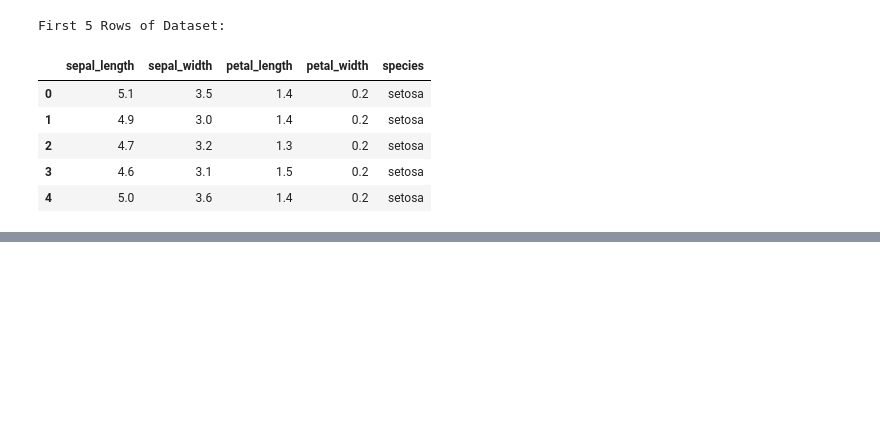
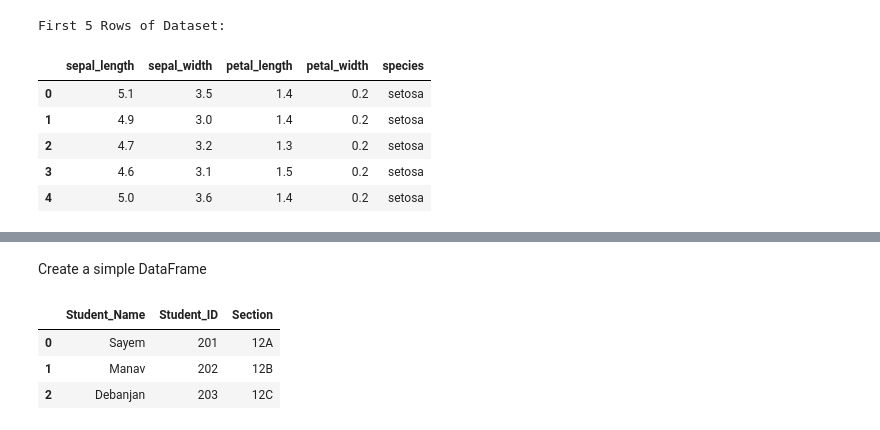
Before and after one commit to ASAbuSayem/Data-Science-Lab, a Jupyter notebook: Data_Science_Lab_E1.ipynb, the cells around one changed output, grey strips where cells are left out. Drawn from its saved outputs; the diff is of its cells as text; code cells hidden in the pictures; blank space fills up the shorter version.

```diff
--- a/Data_Science_Lab_E1.ipynb
+++ b/Data_Science_Lab_E1.ipynb
@@ -50,3 +50,23 @@ offline1.head()
 | 2 | 536365 | 84406B | CREAM CUPID HEARTS COAT HANGER | 8 | 2010-12-01 08:26:00 | 2.75 | 17850.0 | United Kingdom |
 | 3 | 536365 | 84029G | KNITTED UNION FLAG HOT WATER BOTTLE | 6 | 2010-12-01 08:26:00 | 3.39 | 17850.0 | United Kingdom |
 | 4 | 536365 | 84029E | RED WOOLLY HOTTIE WHITE HEART. | 6 | 2010-12-01 08:26:00 | 3.39 | 17850.0 | United Kingdom |
+# %% [markdown]
+Create a simple DataFrame
+# %%
+# Define dictionary with data
+students_info = {
+    "Student_Name": ["Sayem", "Manav", "Debanjan"],
+    "Student_ID": [201, 202, 203],
+    "Section": ["12A", "12B", "12C"]
+}
+# %%
+# Convert dictionary into a pandas DataFrame
+student_df = pd.DataFrame(students_info)
+# %%
+# Display the DataFrame
+student_df
+# %% [output]
+|  | Student_Name | Student_ID | Section |
+| 0 | Sayem | 201 | 12A |
+| 1 | Manav | 202 | 12B |
+| 2 | Debanjan | 203 | 12C |
```
Also changed, not shown: parts of 6 cells of this notebook.
